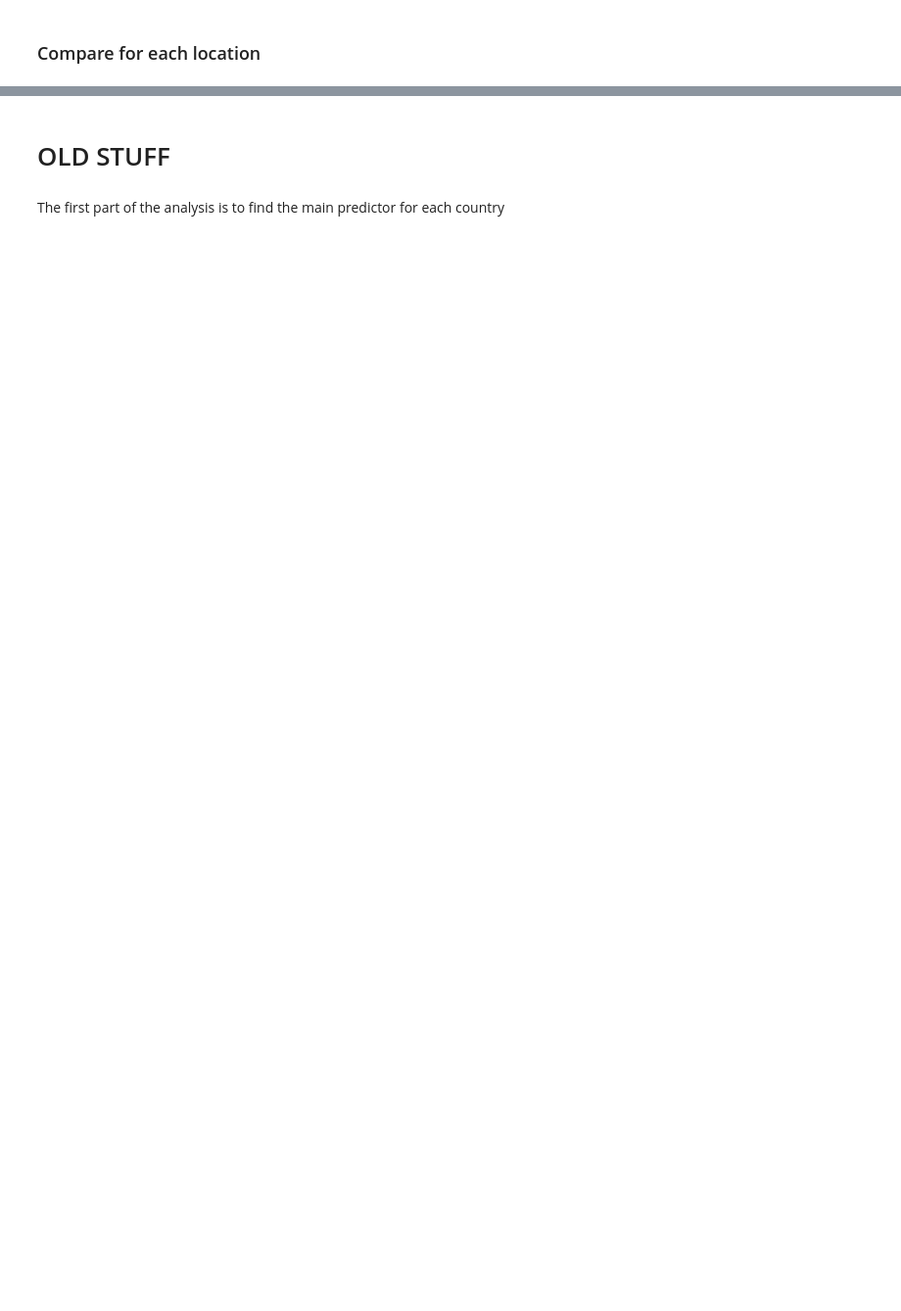
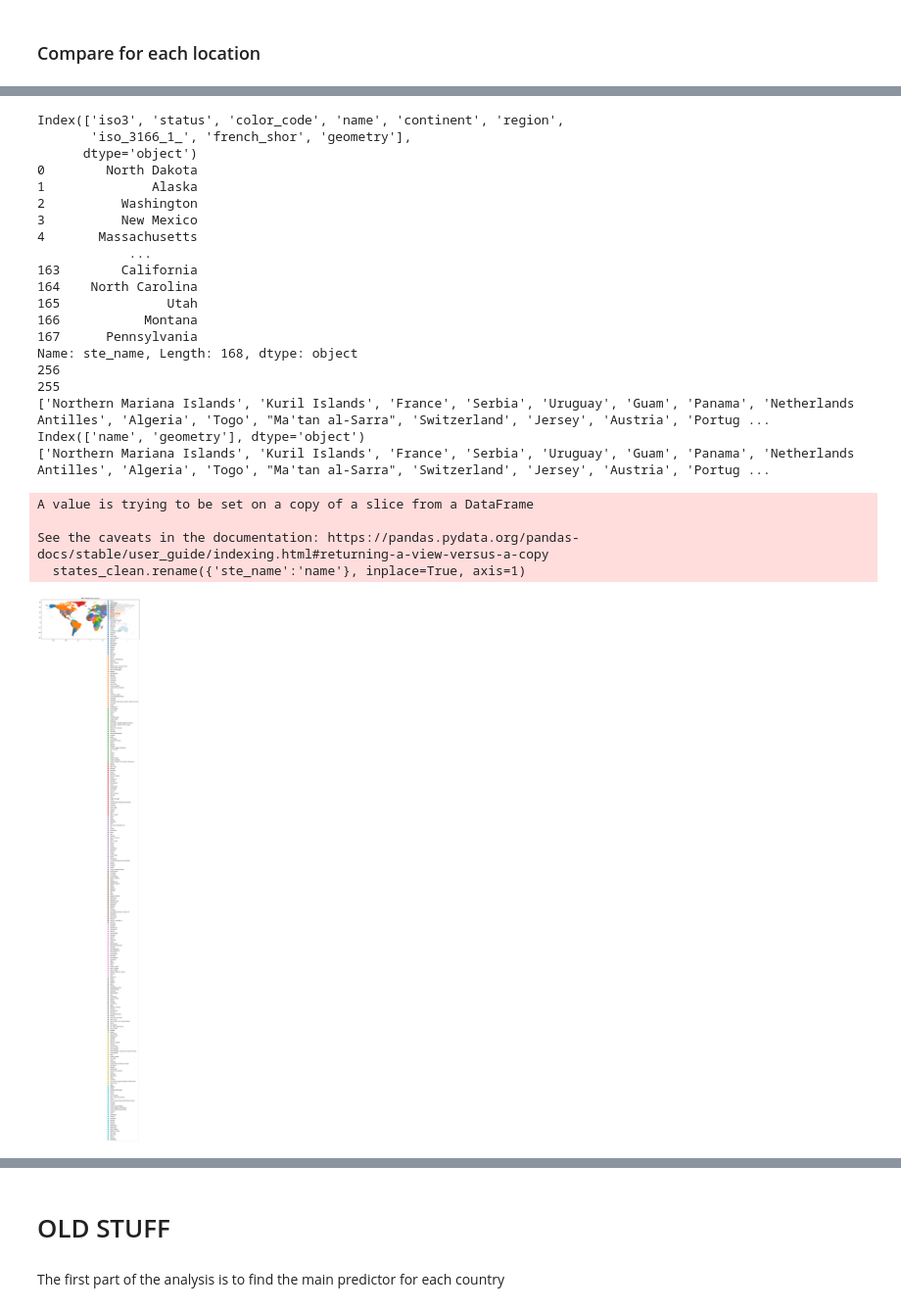
Before and after one commit to epfl-ada/ada-2023-project-dada, a Jupyter notebook: src/3.linear_regression.ipynb, the cells around one changed output, grey strips where cells are left out. Shown at 98% size. Drawn from its saved outputs; the diff is of its cells as text; code cells hidden in the pictures; blank space fills up the shorter version.

Commit message:
correcting categories analysis + creation of shapefile

```diff
--- a/src/3.linear_regression.ipynb
+++ b/src/3.linear_regression.ipynb
@@ -371,0 +403,58 @@ print(diff_frac_per_loc_per_style)
+# %%
+
+
+# Load a world shapefile for mapping (you may need to download a suitable shapefile)
+#world = gpd.read_file(gpd.datasets.get_path('naturalearth_lowres'))
+world = gpd.read_file('../data/shapefiles/world-administrative-boundaries.zip')
+states = gpd.read_file('../data/shapefiles/georef-united-states-of-america-state-millesime.zip')
+print(world.columns)
+states.ste_name = states.ste_name.str.replace("['", "")
+states.ste_name = states.ste_name.str.replace("']", "")
+print(states.ste_name)
+print(len(world))
+world_clean = world[world['name'] != 'United States of America'][['name','geometry']]
+print(len(world_clean))
+states_clean = states[['ste_name','geometry']]
+states_clean.rename({'ste_name':'name'}, inplace=True, axis=1)
+print(list(world_clean.name))
+print(states_clean.columns)
+shapefile = pd.concat([world_clean, states_clean], axis=0)
+print(list(shapefile.name.unique()))
+"""print(states.ste_name.unique())
+print(len(states))"""
+
+# Merge the world shapefile with the results DataFrame
+#world = world.merge(results, left_on='name', right_on='country', how='left')
+
+# Plot the main predictor on a world map
+fig, ax = plt.subplots(1, 1, figsize=(15, 10))
+#world.boundary.plot(ax=ax, linewidth=1)
+shapefile.plot(column='name', ax=ax, legend=True)
+plt.title('Main Predictor by Country')
+plt.show()
+# %% [output]
+Index(['iso3', 'status', 'color_code', 'name', 'continent', 'region',
+       'iso_3166_1_', 'french_shor', 'geometry'],
+      dtype='object')
+0        North Dakota
+1              Alaska
+2          Washington
+3          New Mexico
+4       Massachusetts
+            ...
+163        California
+164    North Carolina
+165              Utah
+166           Montana
+167      Pennsylvania
+Name: ste_name, Length: 168, dtype: object
+256
+255
+['Northern Mariana Islands', 'Kuril Islands', 'France', 'Serbia', 'Uruguay', 'Guam', 'Panama', 'Netherlands Antilles', 'Algeria', 'Togo', "Ma'tan al-Sarra", 'Switzerland', 'Jersey', 'Austria', 'Portug ...
+Index(['name', 'geometry'], dtype='object')
+['Northern Mariana Islands', 'Kuril Islands', 'France', 'Serbia', 'Uruguay', 'Guam', 'Panama', 'Netherlands Antilles', 'Algeria', 'Togo', "Ma'tan al-Sarra", 'Switzerland', 'Jersey', 'Austria', 'Portug ...
+A value is trying to be set on a copy of a slice from a DataFrame
+
+See the caveats in the documentation: https://pandas.pydata.org/pandas-docs/stable/user_guide/indexing.html#returning-a-view-versus-a-copy
+  states_clean.rename({'ste_name':'name'}, inplace=True, axis=1)
+[figure, added]
```
Also changed, not shown: parts of 25 cells of this notebook.
